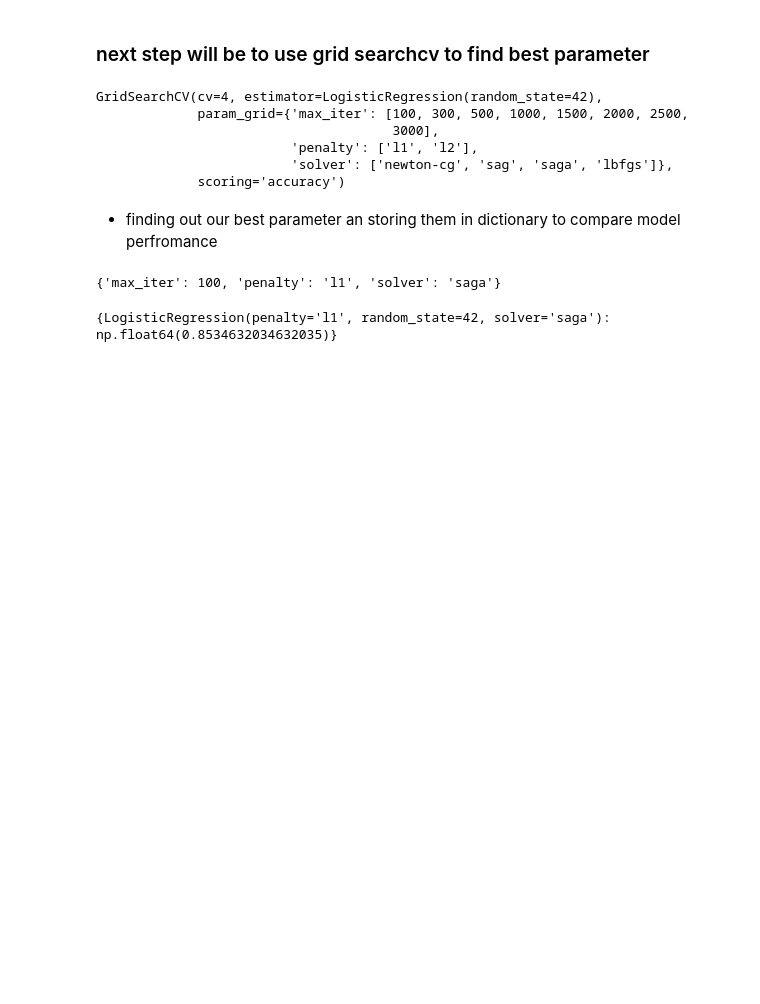
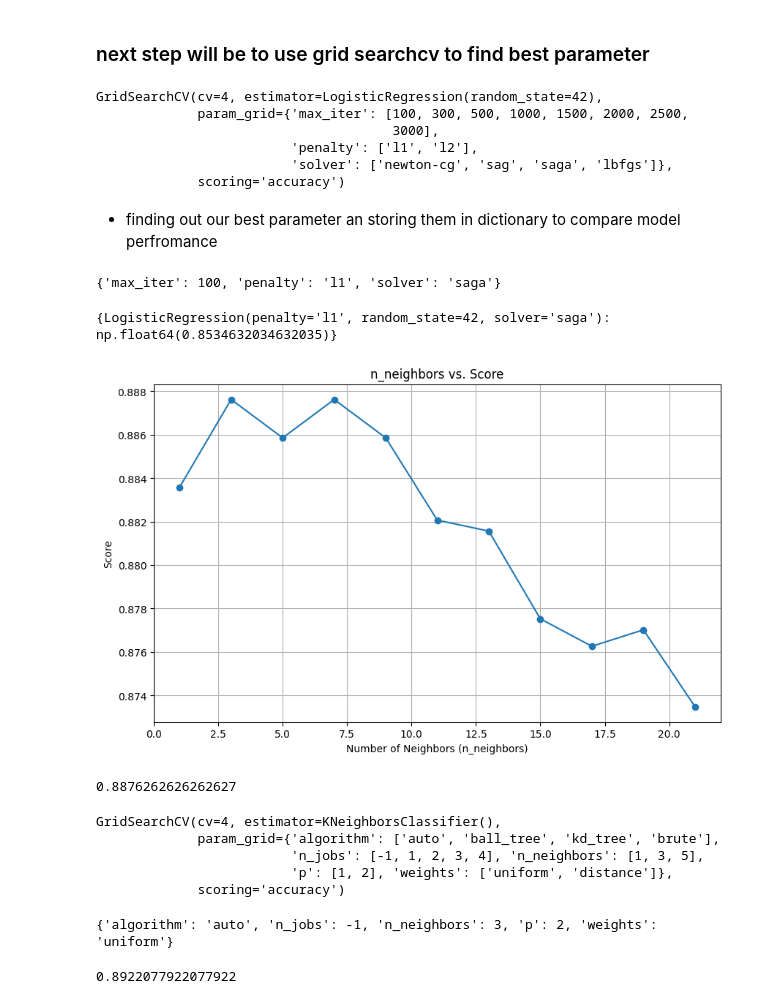
Before and after one commit to NiharSanoria1/Weather_Forcast, a Jupyter notebook: notebook/weather_forcast.ipynb, the cells around one changed output. Cells and saved outputs as stored; diff of their text form; code cells hidden in the pictures; blank space fills up the shorter version.

Commit message:
traind Kneighbourclassifier on the data

```diff
--- a/notebook/weather_forcast.ipynb
+++ b/notebook/weather_forcast.ipynb
@@ -252,2 +245,25 @@ print (best_score)
 # %% [output]
 {LogisticRegression(penalty='l1', random_state=42, solver='saga'): np.float64(0.8534632034632035)}
+# %%
+ac_score = []
+n = range(1,22,2)
+for i in n :
+    model2 = KNeighborsClassifier(n_neighbors=i)
+    model2.fit(X_train,y_train)
+    ac_score.append(model2.score(X_test,y_test))
+
+plt.figure(figsize=(10, 6))
+plt.plot(n, ac_score, marker='o')
+plt.title('n_neighbors vs. Score')
+plt.xlabel('Number of Neighbors (n_neighbors)')
+plt.ylabel('Score')
+plt.grid(True)
+plt.show()
+# %% [output]
+[figure, added]
+# %%
+model2 = KNeighborsClassifier(n_neighbors=3)
+model2.fit(X_train,y_train)
+model2.score(X_test,y_test)
+# %% [output]
+0.8876262626262627
@@ -253,0 +278,18 @@ print (best_score)
+# %%
+model2 = KNeighborsClassifier()
+grid_search = GridSearchCV(estimator=model2 , param_grid=param_grid , scoring = "accuracy" , cv = 4)
+grid_search.fit(X_train,y_train)
+# %% [output]
+GridSearchCV(cv=4, estimator=KNeighborsClassifier(),
+             param_grid={'algorithm': ['auto', 'ball_tree', 'kd_tree', 'brute'],
+                         'n_jobs': [-1, 1, 2, 3, 4], 'n_neighbors': [1, 3, 5],
+                         'p': [1, 2], 'weights': ['uniform', 'distance']},
+             scoring='accuracy')
+# %%
+print(grid_search.best_params_)
+# %% [output]
+{'algorithm': 'auto', 'n_jobs': -1, 'n_neighbors': 3, 'p': 2, 'weights': 'uniform'}
+# %%
+print(grid_search.best_score_)
+# %% [output]
+0.8922077922077922
```
Also changed, not shown: parts of 4 cells of this notebook.
